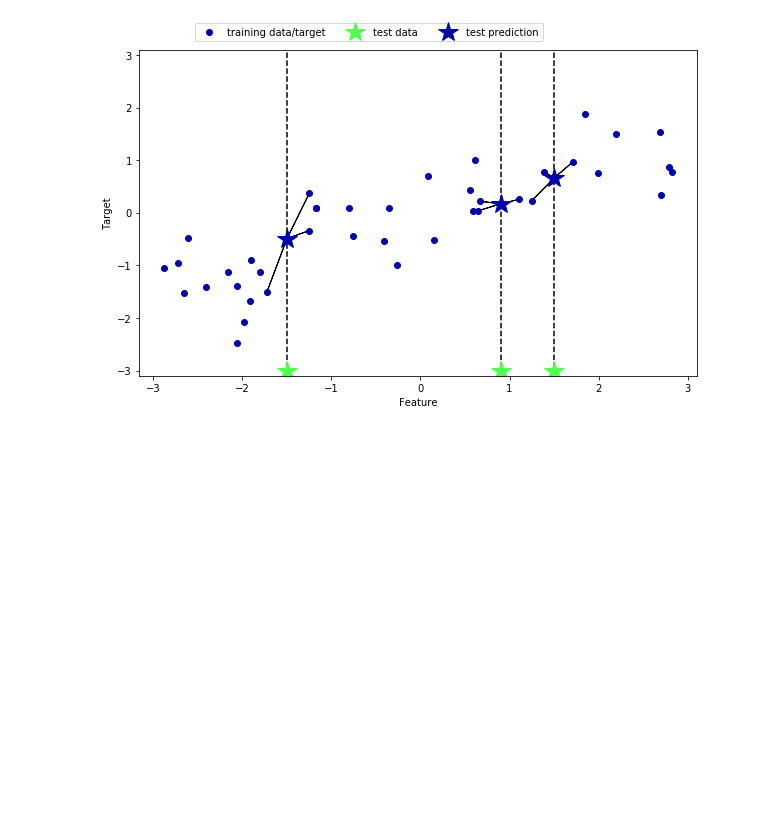
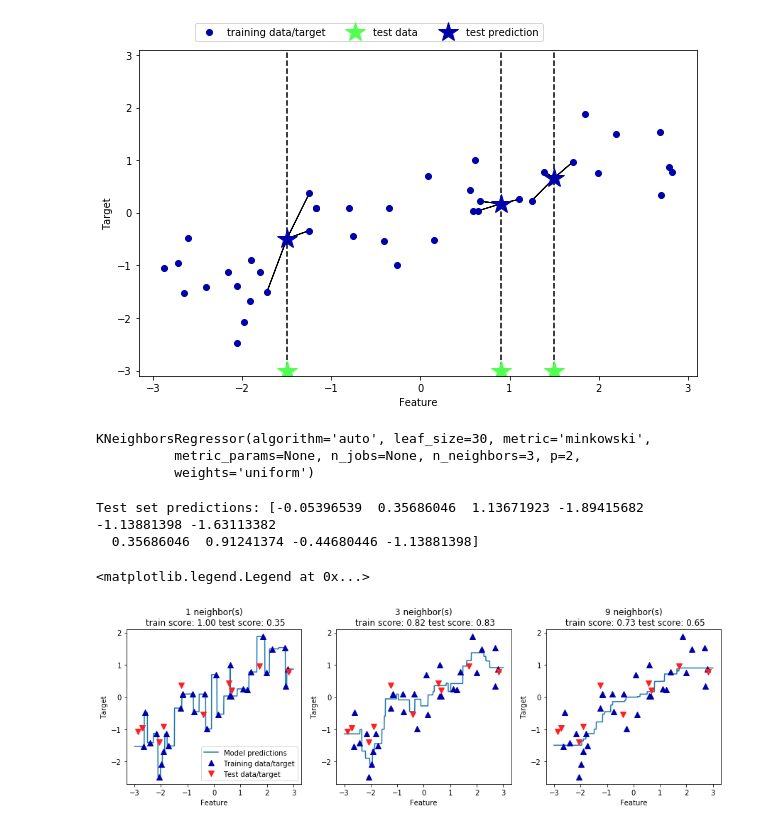
Before and after one commit to irmoralesb/IntroductionToMLWithPython, a Jupyter notebook: Source/Chapter02/02 knn.ipynb, the cells around one changed output. Drawn from its saved outputs; the diff is of its cells as text; code cells hidden in the pictures; blank space fills up the shorter version.

```diff
--- a/Source/Chapter02/02 knn.ipynb
+++ b/Source/Chapter02/02 knn.ipynb
@@ -110,3 +110,52 @@ mglearn.plots.plot_knn_regression(n_neighbors=1)
 mglearn.plots.plot_knn_regression(n_neighbors=3)
 # %% [output]
 [figure]
+# %%
+# Implementing the knn for regression
+from sklearn.neighbors import KNeighborsRegressor
+
+X, y = mglearn.datasets.make_wave(n_samples=40)
+
+# Split the wave dataset into a training and a test set
+X_train, X_test, y_train, y_test = train_test_split(X, y, random_state=0)
+
+# Instantiate the model and set the number of neighbors to consider to 3
+reg = KNeighborsRegressor(n_neighbors=3)
+
+# Fit the model using the training data and training targets
+reg.fit(X_train, y_train)
+# %% [output]
+KNeighborsRegressor(algorithm='auto', leaf_size=30, metric='minkowski',
+          metric_params=None, n_jobs=None, n_neighbors=3, p=2,
+          weights='uniform')
+# %%
+# Making predictions
+print("Test set predictions: {}".format(reg.predict(X_test)))
+# %% [output]
+Test set predictions: [-0.05396539  0.35686046  1.13671923 -1.89415682 -1.13881398 -1.63113382
+  0.35686046  0.91241374 -0.44680446 -1.13881398]
+# %%
+# Evaluating the model, it returns R² score, it is also known as the coefficient of determination,
+# is a measure of goodness of a prediction for a regression model, and yields between 0 and 1.
+# 1 = perfect prediction,, 0 = constant model hat just predicts the mean of the training set responses,
+# y_train:
+#
+fig, axes = plt.subplots(1, 3, figsize=(15, 4))
+# Create 1,000 data points evenly spaced between -3 and 3
+line = np.linspace(-3, 3, 1000).reshape(-1, 1)
+for n_neighbors, ax in zip([1, 3, 9], axes):
+    # make predictions using1, 3, or 9 neighbors
+    reg = KNeighborsRegressor(n_neighbors=n_neighbors)
+    reg.fit(X_train, y_train)
+    ax.plot(line, reg.predict(line))
+    ax.plot(X_train, y_train, '^', c=mglearn.cm2(0), markersize=8)
+    ax.plot(X_test, y_test, 'v', c=mglearn.cm2(1), markersize=8)
+
+    ax.set_title("{} neighbor(s)\n train score: {:.2f} test score: {:.2f}".format(
+        n_neighbors, reg.score(X_train, y_train), reg.score(X_test, y_test)))
+    ax.set_xlabel("Feature")
+    ax.set_ylabel("Target")
+axes[0].legend(["Model predictions", "Training data/target", "Test data/target"], loc="best")
+# %% [output]
+<matplotlib.legend.Legend at 0x...>
+[figure, added]
```
Also changed, not shown: parts of 1 cell of this notebook.
